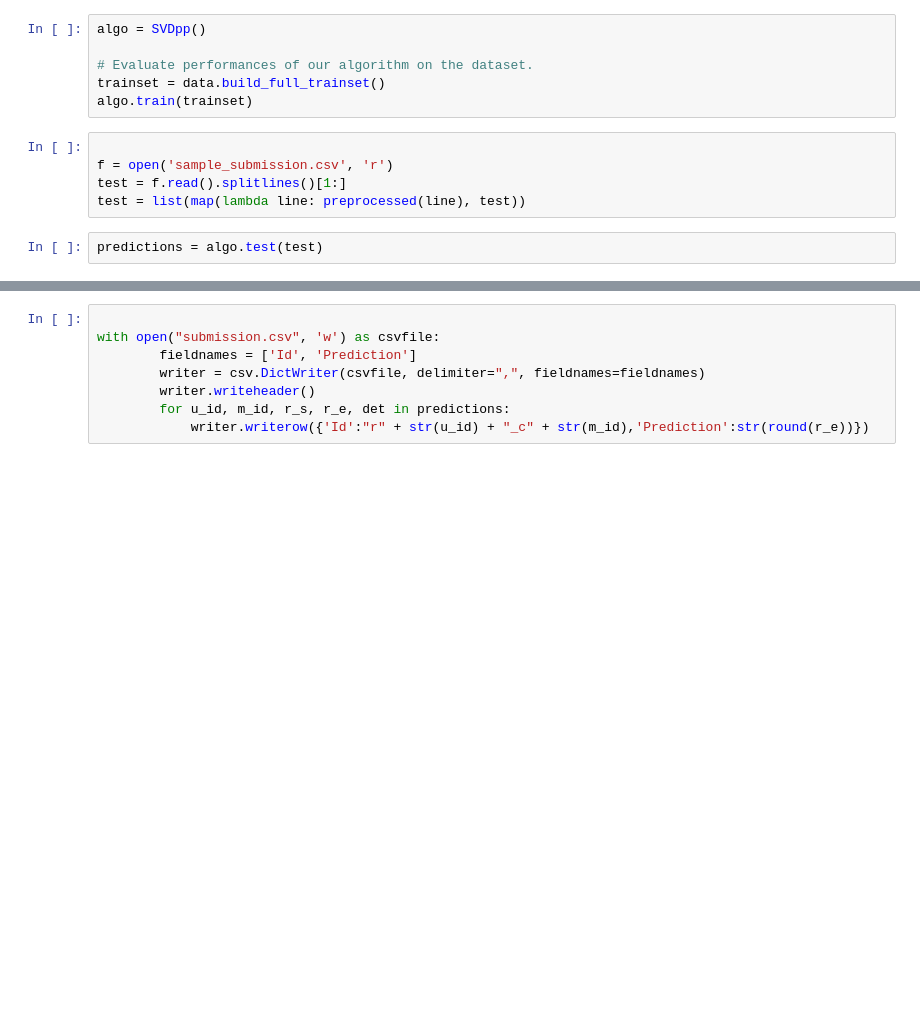
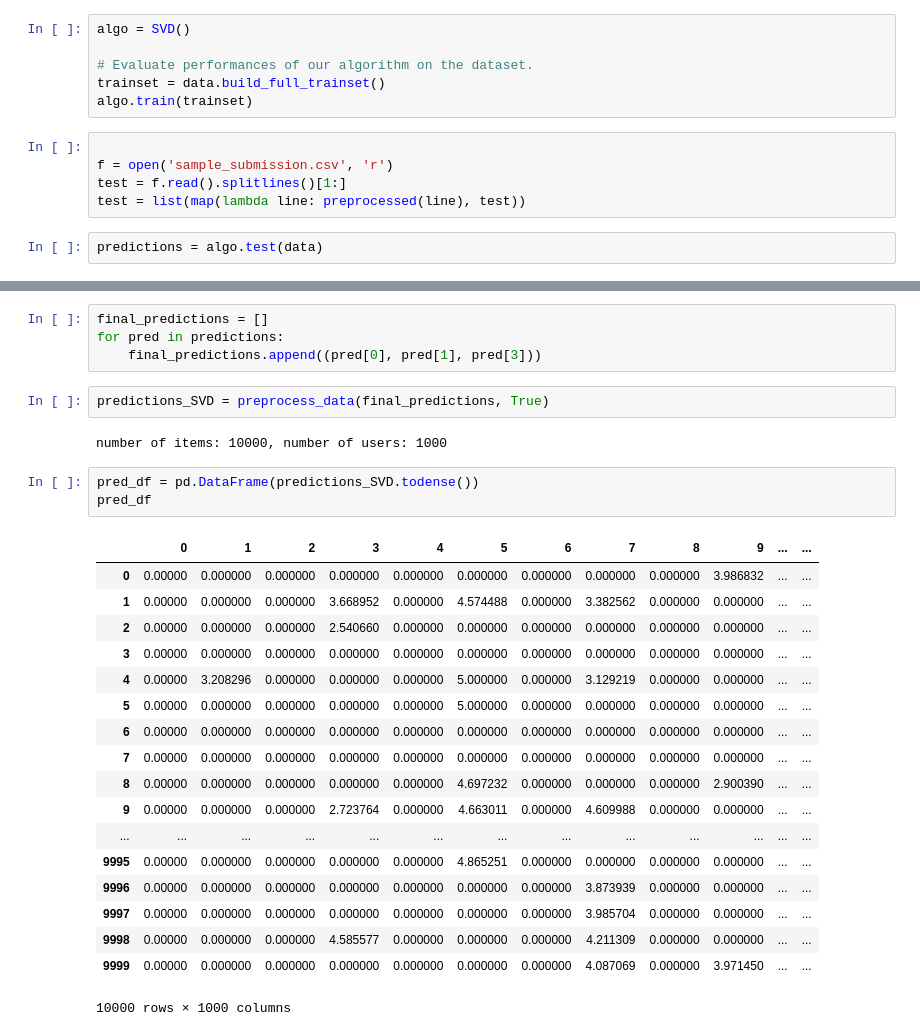
Before and after one commit to MatthiasLeroyEPFL/PCML_Project, a Jupyter notebook: Project_2/surprise_try.ipynb, the cells around one changed output, grey strips where cells are left out. Cells and saved outputs as stored; diff of their text form; blank space fills up the shorter version.

```diff
--- a/Project_2/surprise_try.ipynb
+++ b/Project_2/surprise_try.ipynb
@@ -36,7 +28,7 @@ reader = surprise.dataset.Reader(rating_scale=(1,5))
 data = Dataset.load_from_df(ratings_df[['user_id', 'movie_id', 'rating']], reader)
 data.split(2)
 # %%
-algo = SVDpp()
+algo = SVD()
 
 # Evaluate performances of our algorithm on the dataset.
 trainset = data.build_full_trainset()
@@ -47,5 +39,5 @@ f = open('sample_submission.csv', 'r')
 test = f.read().splitlines()[1:]
 test = list(map(lambda line: preprocessed(line), test))
 # %%
-predictions = algo.test(test)
+predictions = algo.test(data)
 # %%
@@ -55,8 +63,30 @@ Prediction(uid=37, iid=1, r_ui=3, est=3.4337733888889868, details={'was_impossib
-# %%
-
-with open("submission.csv", 'w') as csvfile:
-        fieldnames = ['Id', 'Prediction']
-        writer = csv.DictWriter(csvfile, delimiter=",", fieldnames=fieldnames)
-        writer.writeheader()
-        for u_id, m_id, r_s, r_e, det in predictions:
-            writer.writerow({'Id':"r" + str(u_id) + "_c" + str(m_id),'Prediction':str(round(r_e))})
+# %%
+final_predictions = []
+for pred in predictions:
+    final_predictions.append((pred[0], pred[1], pred[3]))
+# %%
+predictions_SVD = preprocess_data(final_predictions, True)
+# %% [output]
+number of items: 10000, number of users: 1000
+# %%
+pred_df = pd.DataFrame(predictions_SVD.todense())
+pred_df
+# %% [output]
+|  | 0 | 1 | 2 | 3 | 4 | 5 | 6 | 7 | 8 | 9 | ... | ... |
+| 0 | 0.00000 | 0.000000 | 0.000000 | 0.000000 | 0.000000 | 0.000000 | 0.000000 | 0.000000 | 0.000000 | 3.986832 | ... | ... |
+| 1 | 0.00000 | 0.000000 | 0.000000 | 3.668952 | 0.000000 | 4.574488 | 0.000000 | 3.382562 | 0.000000 | 0.000000 | ... | ... |
+| 2 | 0.00000 | 0.000000 | 0.000000 | 2.540660 | 0.000000 | 0.000000 | 0.000000 | 0.000000 | 0.000000 | 0.000000 | ... | ... |
+| 3 | 0.00000 | 0.000000 | 0.000000 | 0.000000 | 0.000000 | 0.000000 | 0.000000 | 0.000000 | 0.000000 | 0.000000 | ... | ... |
+| 4 | 0.00000 | 3.208296 | 0.000000 | 0.000000 | 0.000000 | 5.000000 | 0.000000 | 3.129219 | 0.000000 | 0.000000 | ... | ... |
+| 5 | 0.00000 | 0.000000 | 0.000000 | 0.000000 | 0.000000 | 5.000000 | 0.000000 | 0.000000 | 0.000000 | 0.000000 | ... | ... |
+| 6 | 0.00000 | 0.000000 | 0.000000 | 0.000000 | 0.000000 | 0.000000 | 0.000000 | 0.000000 | 0.000000 | 0.000000 | ... | ... |
+| 7 | 0.00000 | 0.000000 | 0.000000 | 0.000000 | 0.000000 | 0.000000 | 0.000000 | 0.000000 | 0.000000 | 0.000000 | ... | ... |
+| 8 | 0.00000 | 0.000000 | 0.000000 | 0.000000 | 0.000000 | 4.697232 | 0.000000 | 0.000000 | 0.000000 | 2.900390 | ... | ... |
+| 9 | 0.00000 | 0.000000 | 0.000000 | 2.723764 | 0.000000 | 4.663011 | 0.000000 | 4.609988 | 0.000000 | 0.000000 | ... | ... |
+| ... | ... | ... | ... | ... | ... | ... | ... | ... | ... | ... | ... | ... |
+| 9995 | 0.00000 | 0.000000 | 0.000000 | 0.000000 | 0.000000 | 4.865251 | 0.000000 | 0.000000 | 0.000000 | 0.000000 | ... | ... |
+| 9996 | 0.00000 | 0.000000 | 0.000000 | 0.000000 | 0.000000 | 0.000000 | 0.000000 | 3.873939 | 0.000000 | 0.000000 | ... | ... |
+| 9997 | 0.00000 | 0.000000 | 0.000000 | 0.000000 | 0.000000 | 0.000000 | 0.000000 | 3.985704 | 0.000000 | 0.000000 | ... | ... |
+| 9998 | 0.00000 | 0.000000 | 0.000000 | 4.585577 | 0.000000 | 0.000000 | 0.000000 | 4.211309 | 0.000000 | 0.000000 | ... | ... |
+| 9999 | 0.00000 | 0.000000 | 0.000000 | 0.000000 | 0.000000 | 0.000000 | 0.000000 | 4.087069 | 0.000000 | 3.971450 | ... | ... |
+10000 rows × 1000 columns
```
Also changed, not shown: parts of 4 cells of this notebook, 7 other files.
